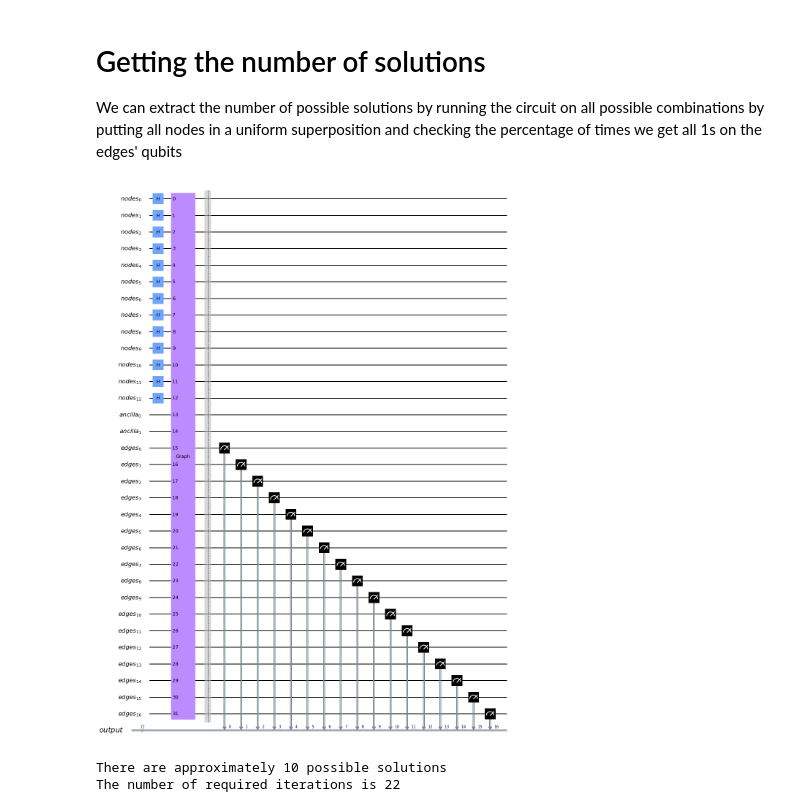
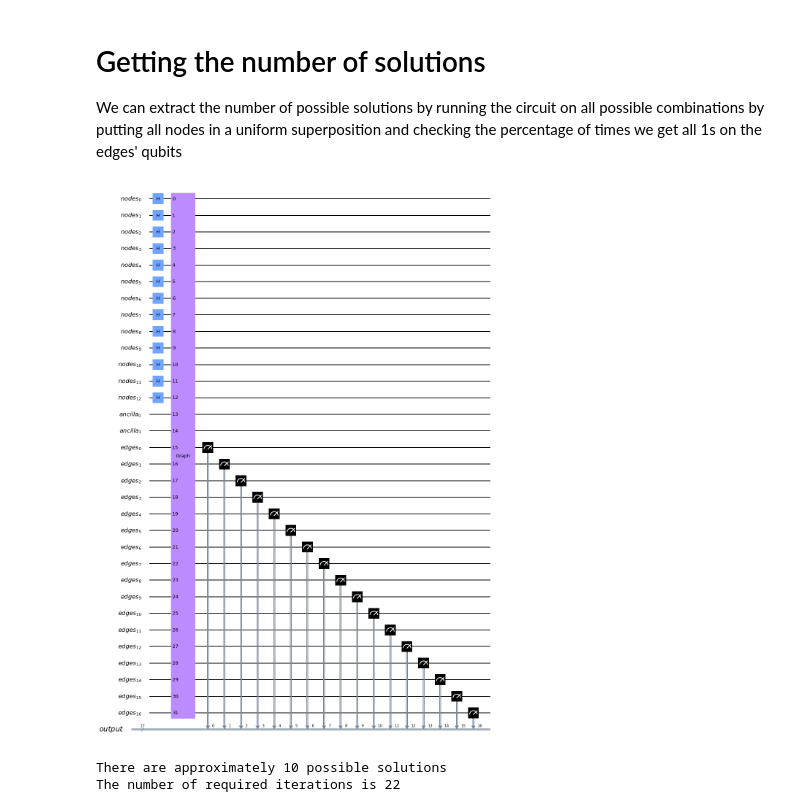
Before and after one commit to quantum-challenge/2019, a Jupyter notebook: top ten submissions/TheAxiom/TheAxiom.ipynb, the cells around one changed output. Drawn from its saved outputs; the diff is of its cells as text; code cells hidden in the pictures.

Commit message:
A better write-up for TheAxiom submission
This has more details and more visualizations

```diff
--- a/top ten submissions/TheAxiom/TheAxiom.ipynb
+++ b/top ten submissions/TheAxiom/TheAxiom.ipynb
@@ -73,7 +117,8 @@ def neither(restore):
     ancilla = QuantumRegister(2,'anc')
     target = QuantumRegister(1,'target')
 
-    circuit = QuantumCircuit(a,b,ancilla,target)
+    # create the subcircuit and name it 'neither'
+    circuit = QuantumCircuit(a,b,ancilla,target,name='neither')
 
     # ancilla[0] = a is not 11
     circuit.append(noisy_nand(),[a[0],a[1],ancilla[0]])
@@ -89,4 +134,8 @@ def neither(restore):
         circuit.append(noisy_nand().inverse(),[a[0],a[1],ancilla[0]])
 
 
-    return circuit.to_instruction()
+    return circuit
+
+# create and draw the subcircuit
+circuit = neither(True)
+circuit.draw(output='mpl')
@@ -153,9 +198,9 @@ def encode_graph(graph):
     # we fix the first bit of the first qubit to 0 and do not allocate a qubit for it
     nodes = QuantumRegister(2*n_nodes-1,'nodes')
     ancilla = QuantumRegister(2,name='ancilla')
-    edges = QuantumRegister(n_edges+4,'edges')
+    edges = QuantumRegister(n_edges+4,'edges') # number of edges in the graph + the exceptions
 
-    # create the circuit
+    # create the circuit and name it 'Graph'
     circuit = QuantumCircuit(nodes,ancilla,edges,name='Graph')
 
     # encode each edge
@@ -165,10 +210,10 @@ def encode_graph(graph):
         i = graph[k][0]
         j = graph[k][1]
 
-        # edges[k] = condition number k is satisfied
+        # edges[k] = nodes i and j have different colors
         if(i!=0):
             circuit.append(compare(i),[nodes[2*i-1],nodes[2*i],nodes[2*j-1],nodes[2*j],edges[k]])
-        else:# if the first node use ancilla[0] as a placeholder
+        else:# if the first node, then use ancilla[0] as a placeholder
             circuit.append(compare(i),[ancilla[0],nodes[2*i],nodes[2*j-1],nodes[2*j],edges[k]])
 
 
@@ -182,13 +227,13 @@ def encode_graph(graph):
 
     # make sure nodes 1 and 4 are not blue
 
-    # flip both of their bits so that if the were blue they will be 11
+    # flip both of their bits so that if they were blue they will be 11
     circuit.x(nodes[2*1-1])
     circuit.x(nodes[2*1])
     circuit.x(nodes[2*4-1])
     circuit.x(nodes[2*4])
 
-    # edges[n_edges+1] = neither 1 nor 4 are blue
+    # edges[n_edges+1] = neither 1 nor 4 are blue (do not restore the ancilla because the whole circuit will be reversed)
     circuit.append(neither(False),[nodes[2*1-1],nodes[2*1],nodes[2*4-1],nodes[2*4],ancilla[0],ancilla[1],edges[n_edges+1]])
 
 
@@ -202,4 +247,7 @@ def encode_graph(graph):
 
 
     # return the graph subcircuit
-    return circuit.to_instruction()
+    return circuit
+
+circuit = encode_graph(graph)
+circuit.draw(output='mpl')
@@ -286,42 +345,39 @@ Since node 2 in the graph is either green 11 or blue 01, we know for sure that t
 # Getting the number of solutions
 We can extract the number of possible solutions by running the circuit on all possible combinations by putting all nodes in a uniform superposition and checking the percentage of times we get all 1s on the edges' qubits
 # %%
-# encoding the graph (note that 2 is swapped with 0 for the reasons stated above)
-graph = [[1,2],[0,2],[2,3],[1,3],[1,4],[0,3],[3,4],[0,5],[3,5],[0,6],[3,6],[4,6],[5,6]]
-
 # extract the number of nodes and edges
 n_nodes = max(map(max,graph))+1
 n_edges = len(graph)
 
 # we fix the first bit of the first qubit to 0 and do not allocate a qubit for it
 nodes = QuantumRegister(2*n_nodes-1,'nodes')
 ancilla = QuantumRegister(2,name='ancilla')
-edges = QuantumRegister(n_edges+4,'edges') # the number of edges + the 3-color exceptions
+edges = QuantumRegister(n_edges+4,'edges') # the number of edges + the exceptions
 
 # allocating the classical registers to store the results
 output = ClassicalRegister(len(edges),name='output')
 
 # create the circuit
-counting_circuit = QuantumCircuit(nodes,ancilla,edges,output)
+circuit = QuantumCircuit(nodes,ancilla,edges,output)
 
 # put all nodes in a uniform superposition
-counting_circuit.h(nodes)
+circuit.h(nodes)
 
 # create the grahp subcircuit
 graph_subcircuit = encode_graph(graph)
 # group qubits
 graph_qubits = [*nodes,*ancilla,*edges]
 
 # add the graph subcircuit
-counting_circuit.append(graph_subcircuit,graph_qubits)
-counting_circuit.barrier([*nodes,*ancilla,*edges])
+circuit.append(graph_subcircuit,graph_qubits)
 
 # measure the results
-counting_circuit.measure(edges,output)
+circuit.measure(edges,output)
 
-counting_circuit.draw(output='mpl')
+# draw the circuit
+circuit.draw(output='mpl')
 # %% [output]
-[figure, old version]
+[figure, new version]
 # %%
 # executing the circuit and getting the results
 
```
Also changed, not shown: parts of 23 cells of this notebook.
